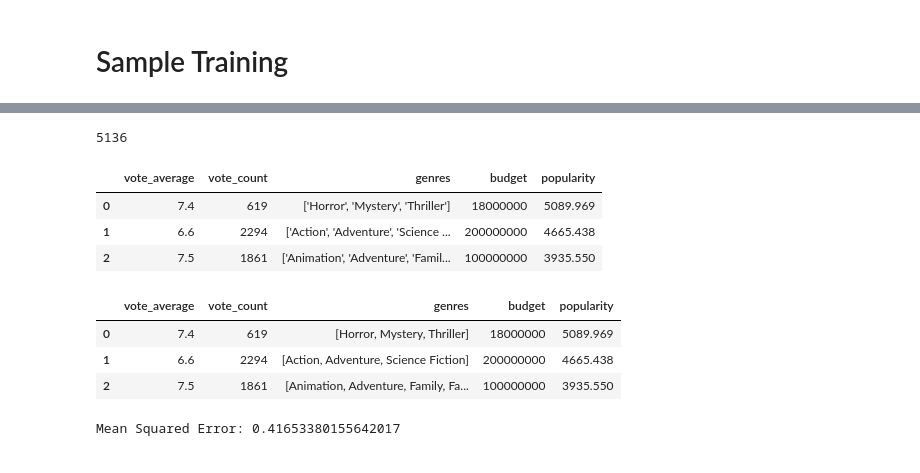
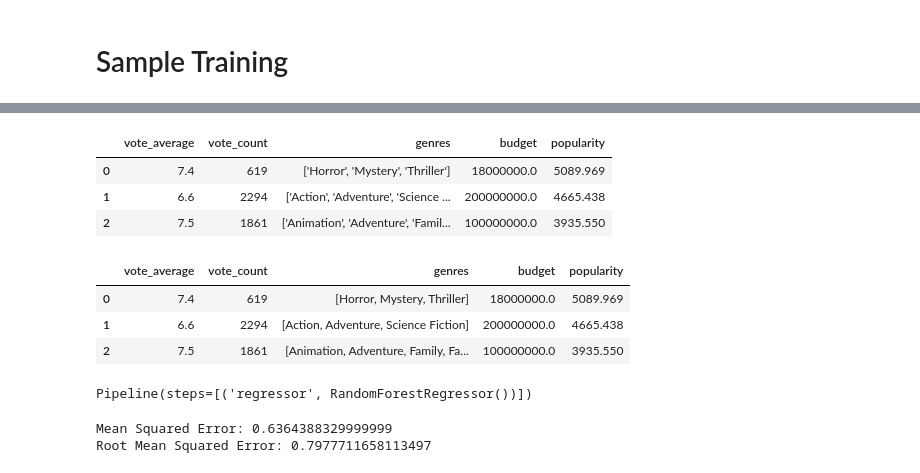
Before and after one commit to Exion007/Colab, a Jupyter notebook: sample_training3.ipynb, the cells around one changed output, grey strips where cells are left out. Cells and saved outputs as stored; diff of their text form; code cells hidden in the pictures.

```diff
--- a/sample_training3.ipynb
+++ b/sample_training3.ipynb
@@ -18,19 +20,26 @@ df.head(3)
 | 0 | 758323 | The Pope's Exorcist | 2023-04-05 | ['Horror', 'Mystery', 'Thriller'] | English | 7.4 | 619 | 5089.969 | ... |
 | 1 | 640146 | Ant-Man and the Wasp: Quantumania | 2023-02-15 | ['Action', 'Adventure', 'Science ... | English | 6.6 | 2294 | 4665.438 | ... |
 | 2 | 502356 | The Super Mario Bros. Movie | 2023-04-05 | ['Animation', 'Adventure', 'Famil... | English | 7.5 | 1861 | 3935.550 | ... |
-# %%
-df = df.loc[:, ['vote_average', 'vote_count', 'genres', 'budget', 'popularity']]
-df.dropna(inplace = True)
-df = df.query('budget > 0')
-print(df.shape[0], "\n")
-df.head(3)
-# %% [output]
-5136
-|  | vote_average | vote_count | genres | budget | popularity |
-| 0 | 7.4 | 619 | ['Horror', 'Mystery', 'Thriller'] | 18000000 | 5089.969 |
-| 1 | 6.6 | 2294 | ['Action', 'Adventure', 'Science ... | 200000000 | 4665.438 |
-| 2 | 7.5 | 1861 | ['Animation', 'Adventure', 'Famil... | 100000000 | 3935.550 |
+# %%
+# Selecting the columns we want to use
+df = df.loc[:, ['vote_average', 'vote_count', 'genres', 'budget', 'popularity']]
+
+
+# If the budget of the movie is 0, then replace the budget with the mean of the rows that have their budget value > 0.
+avg = df.query("budget > 0").budget.mean()
+df.loc[ df["budget"] == 0, "budget"] = avg
+
+# Drop NA values (We do not have any in this case)
+df.dropna(inplace = True)
+df.head(3)
+# %% [output]
+|  | vote_average | vote_count | genres | budget | popularity |
+| 0 | 7.4 | 619 | ['Horror', 'Mystery', 'Thriller'] | 18000000.0 | 5089.969 |
+| 1 | 6.6 | 2294 | ['Action', 'Adventure', 'Science ... | 200000000.0 | 4665.438 |
+| 2 | 7.5 | 1861 | ['Animation', 'Adventure', 'Famil... | 100000000.0 | 3935.550 |
 # %%
+# Convert the genres column from string to list format
+
 def to_list(row):
   row = row[1:-1].replace("'", "").split(", ")
   return row
@@ -40,9 +49,9 @@ df['genres'] = df['genres'].apply(to_list)
 df.head(3)
 # %% [output]
 |  | vote_average | vote_count | genres | budget | popularity |
-| 0 | 7.4 | 619 | [Horror, Mystery, Thriller] | 18000000 | 5089.969 |
-| 1 | 6.6 | 2294 | [Action, Adventure, Science Fiction] | 200000000 | 4665.438 |
-| 2 | 7.5 | 1861 | [Animation, Adventure, Family, Fa... | 100000000 | 3935.550 |
+| 0 | 7.4 | 619 | [Horror, Mystery, Thriller] | 18000000.0 | 5089.969 |
+| 1 | 6.6 | 2294 | [Action, Adventure, Science Fiction] | 200000000.0 | 4665.438 |
+| 2 | 7.5 | 1861 | [Animation, Adventure, Family, Fa... | 100000000.0 | 3935.550 |
 # %%
 X = df[['vote_count', 'genres', 'budget', 'popularity']]
 y = df['vote_average']
@@ -62,10 +73,15 @@ model = Pipeline([
     ('regressor', RandomForestRegressor())
 ])
 model.fit(X_train, y_train)
+# %% [output]
+Pipeline(steps=[('regressor', RandomForestRegressor())])
 # %%
 y_pred = model.predict(X_test)
 mse = mean_squared_error(y_test, y_pred)
+rmse = mse ** 0.5
 print(f"Mean Squared Error: {mse}")
+print(f"Root Mean Squared Error: {rmse}")
 # %% [output]
-Mean Squared Error: 0.41653380155642017
+Mean Squared Error: 0.6364388329999999
+Root Mean Squared Error: 0.7977711658113497
 # %%
```
Also changed, not shown: parts of 3 cells of this notebook.
